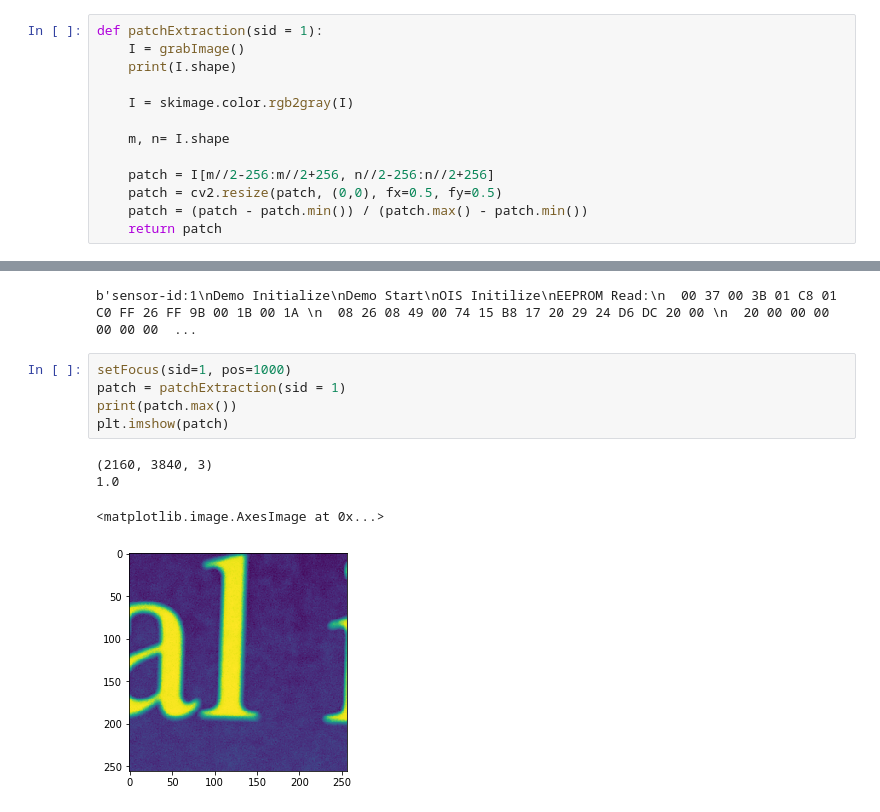
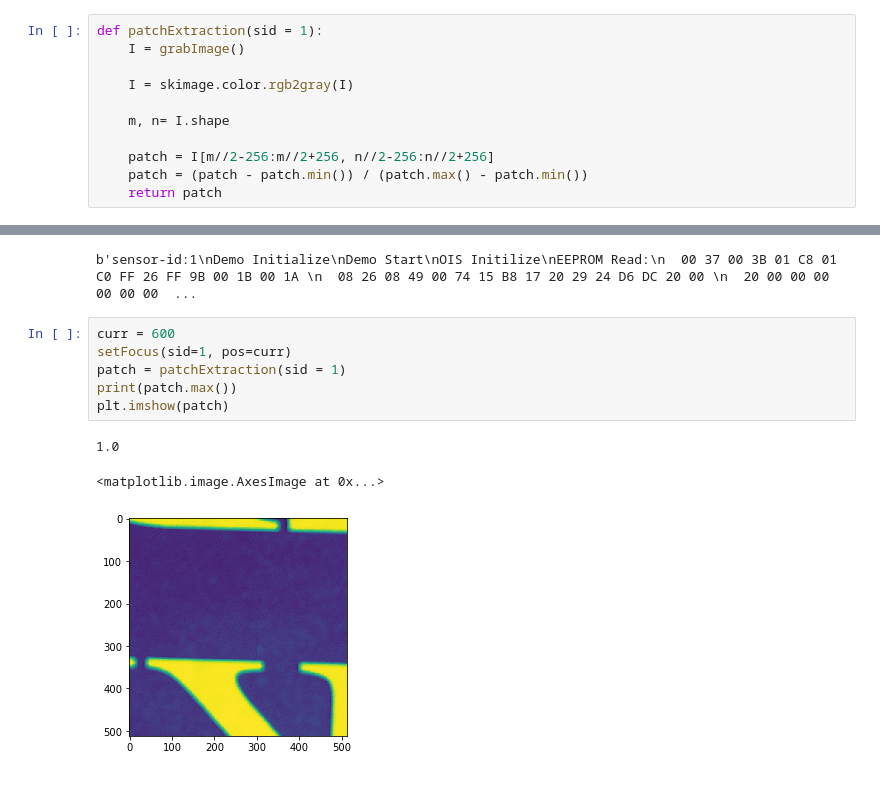
Before and after one commit to cianhwang/autofocusVCM, a Jupyter notebook: test.ipynb, the cells around one changed output, grey strips where cells are left out. Cells and saved outputs as stored; diff of their text form.

```diff
--- a/test.ipynb
+++ b/test.ipynb
@@ -64,14 +75,12 @@ def grabImage(sid=1, imres=8):
 # %%
 def patchExtraction(sid = 1):
     I = grabImage()
-    print(I.shape)
 
     I = skimage.color.rgb2gray(I)
 
     m, n= I.shape
 
     patch = I[m//2-256:m//2+256, n//2-256:n//2+256]
-    patch = cv2.resize(patch, (0,0), fx=0.5, fy=0.5)
     patch = (patch - patch.min()) / (patch.max() - patch.min())
     return patch
 # %%
@@ -79,13 +88,13 @@ initialFocus(sid=1)
 # %% [output]
 b'sensor-id:1\nDemo Initialize\nDemo Start\nOIS Initilize\nEEPROM Read:\n  00 37 00 3B 01 C8 01 C0 FF 26 FF 9B 00 1B 00 1A \n  08 26 08 49 00 74 15 B8 17 20 29 24 D6 DC 20 00 \n  20 00 00 00 00 00 00  ...
 # %%
-setFocus(sid=1, pos=1000)
+curr = 600
+setFocus(sid=1, pos=curr)
 patch = patchExtraction(sid = 1)
 print(patch.max())
 plt.imshow(patch)
 # %% [output]
-(2160, 3840, 3)
 1.0
 <matplotlib.image.AxesImage at 0x...>
-[figure, old version]
+[figure, new version]
 # %%
```
Also changed, not shown: parts of 8 cells of this notebook.
